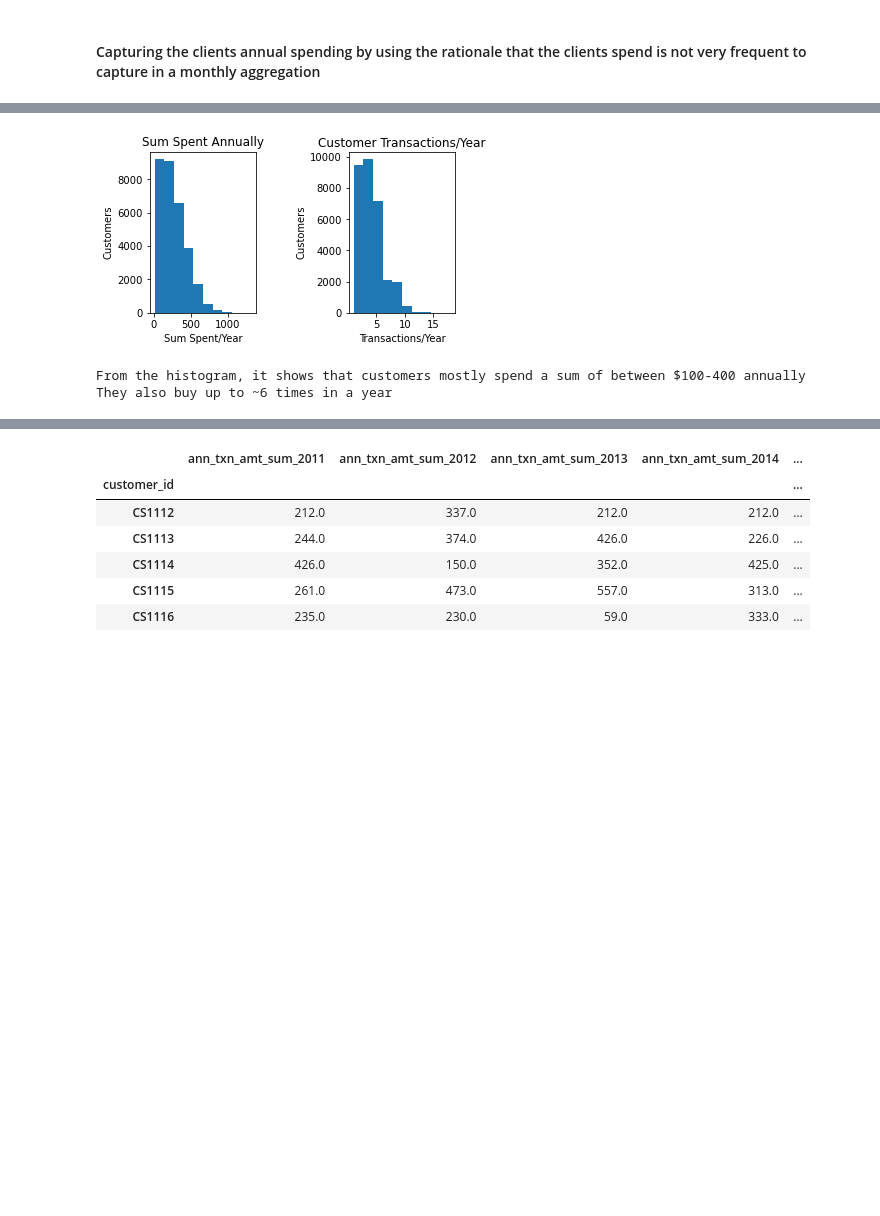
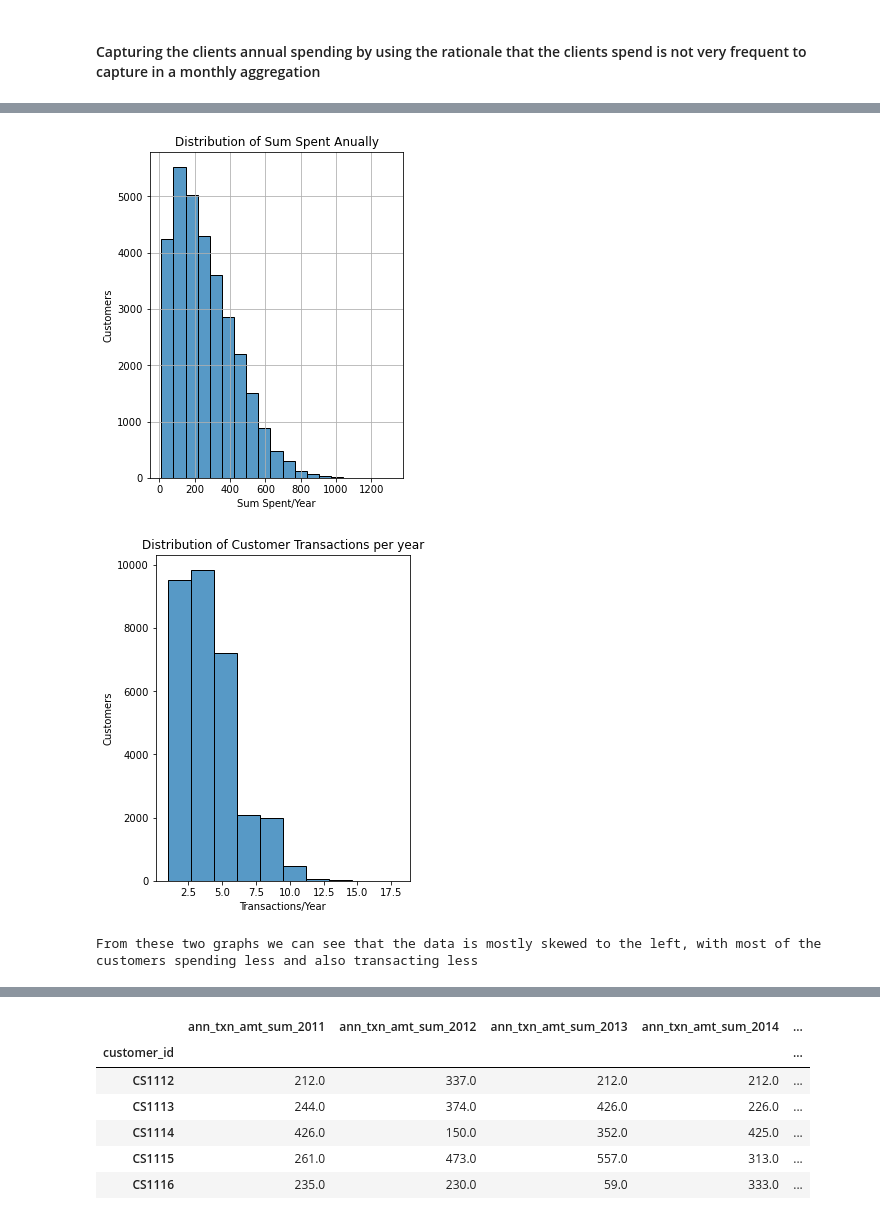
Before and after one commit to PortiaMasibi/Predicting-Response-to-Promotional-Campaign-, a Jupyter notebook: initial_data_analysis.ipynb, the cells around one changed output, grey strips where cells are left out. Saved outputs shown, nothing was run; the diff lists cells and outputs as text; code cells hidden in the pictures; blank space fills up the shorter version.

```diff
--- a/initial_data_analysis.ipynb
+++ b/initial_data_analysis.ipynb
@@ -81,7 +80,7 @@ print(' From the graph we can see that there are no outliers')
 # Since we are analysing time series data and how it influences future trends, we have create time series features that can be used for analysis
 
 # First changing the date column to standard time, making it easier to deal with time features
-transaction_data["txn_date"] = pd.to_datetime(transaction_data["trans_date"])
+transaction_data["txn_date"] = pd.to_datetime(transaction_data["trans_date"], format = 'mixed')
 transaction_data = transaction_data.drop(columns ="trans_date")
 
  # Min and Max of txn_date
@@ -91,10 +90,10 @@ print('The min of the transaction dates is:', min_date , '\n')
 print('The max of the transaction dates is:', max_date)
 
 # Column for the last day of the month
-transaction_data["ME_DT"] = transaction_data["txn_date"] + pd.offsets.MonthEnd(0)
+transaction_data["month_end_date"] = transaction_data["txn_date"] + pd.offsets.MonthEnd(0)
 
 # Column with year
-transaction_data["YEAR"] = pd.DatetimeIndex(transaction_data["txn_date"]).year
+transaction_data["year"] = pd.DatetimeIndex(transaction_data["txn_date"]).year
 transaction_data
 # %% [output]
 The min of the transaction dates is: 2011-05-16 00:00:00
@@ -122,7 +121,7 @@ The max of the transaction dates is: 2015-03-16 00:00:00
 # This will give annual statistical data for each client, for example, max/min they spent a year, sum etc
 # We group the data based on the customer ID and years they made transcations. The statistics we look at are for the transaction amount
 column_names = (['ann_txn_amt_sum','ann_txn_amt_ave','ann_txn_amt_std','ann_txn_amt_var','ann_txn_amt_sem','ann_txn_amt_max','ann_txn_amt_min','ann_txn_cnt'])
-clnt_annual_aggregations = transaction_data.groupby(['customer_id','YEAR'])['tran_amount'].agg(['sum','mean','std','var','sem','max','min','count'])
+clnt_annual_aggregations = transaction_data.groupby(['customer_id','year'])['tran_amount'].agg(['sum','mean','std','var','sem','max','min','count'])
 clnt_annual_aggregations.columns = column_names
 clnt_annual_aggregations
 # %% [output]
@@ -141,28 +140,36 @@ clnt_annual_aggregations
 |  | 2015 | 34 | 34.000000 | NaN | NaN | NaN | ... |
 31140 rows × 8 columns
 # %%
-#Plotting histogram of the sum and count to see the distribution
-plt.subplot(1,2,1) #row 1, column 2 (for plotting side by side horizontally), count 1
-plt.hist(clnt_annual_aggregations['ann_txn_amt_sum'])
-plt.title('Sum Spent Annually')
+# Plotting histogram of the sum and count to see the distribution
+
+# Using Scots rule to calculate number of bins to use:
+# Scots rule = 3.5 * standard deviation * (number of observations)^-1/3
+number_of_bins_sum = int(3.5 * clnt_annual_aggregations['ann_txn_amt_sum'].std() * len(clnt_annual_aggregations)**(-1/3))
+number_of_bins_count = int(3.5 * clnt_annual_aggregations['ann_txn_cnt'].std() * len(clnt_annual_aggregations)**(-1/3))
+
+plt.figure(figsize=(10, 6))
+plt.subplot(1,2,1)
+sns.histplot(data= clnt_annual_aggregations, x='ann_txn_amt_sum', bins = number_of_bins_sum)
+# clnt_annual_aggregations['ann_txn_amt_sum'].plot(kind='kde')
+plt.title('Distribution of Sum Spent Anually')
 plt.xlabel('Sum Spent/Year')
 plt.ylabel('Customers')
+plt.grid(True)
+plt.show()
 
+plt.figure(figsize=(10, 6))
 plt.subplot(1,2,2)
-plt.hist(clnt_annual_aggregations['ann_txn_cnt'])
-plt.title('Customer Transactions/Year')
+sns.histplot(data= clnt_annual_aggregations, x='ann_txn_cnt', bins = 10)
+plt.title('Distribution of Customer Transactions per year')
 plt.xlabel('Transactions/Year')
 plt.ylabel('Customers')
-# space between the plots
-plt.tight_layout(4)
 plt.show()
 
-print('From the histogram, it shows that customers mostly spend a sum of between $100-400 annually')
-print('They also buy up to ~6 times in a year')
+print( 'From these two graphs we can see that the data is mostly skewed to the left, with most of the customers spending less and also transacting less')
 # %% [output]
-[figure, old version]
+[figure, new version]
+[figure, added]
-From the histogram, it shows that customers mostly spend a sum of between $100-400 annually
-They also buy up to ~6 times in a year
+From these two graphs we can see that the data is mostly skewed to the left, with most of the customers spending less and also transacting less
 # %%
 # Pivoting the table
 clnt_annual_aggregations_pivot = clnt_annual_aggregations.unstack(1)
```
Also changed, not shown: parts of 33 cells of this notebook, 5 other files.
